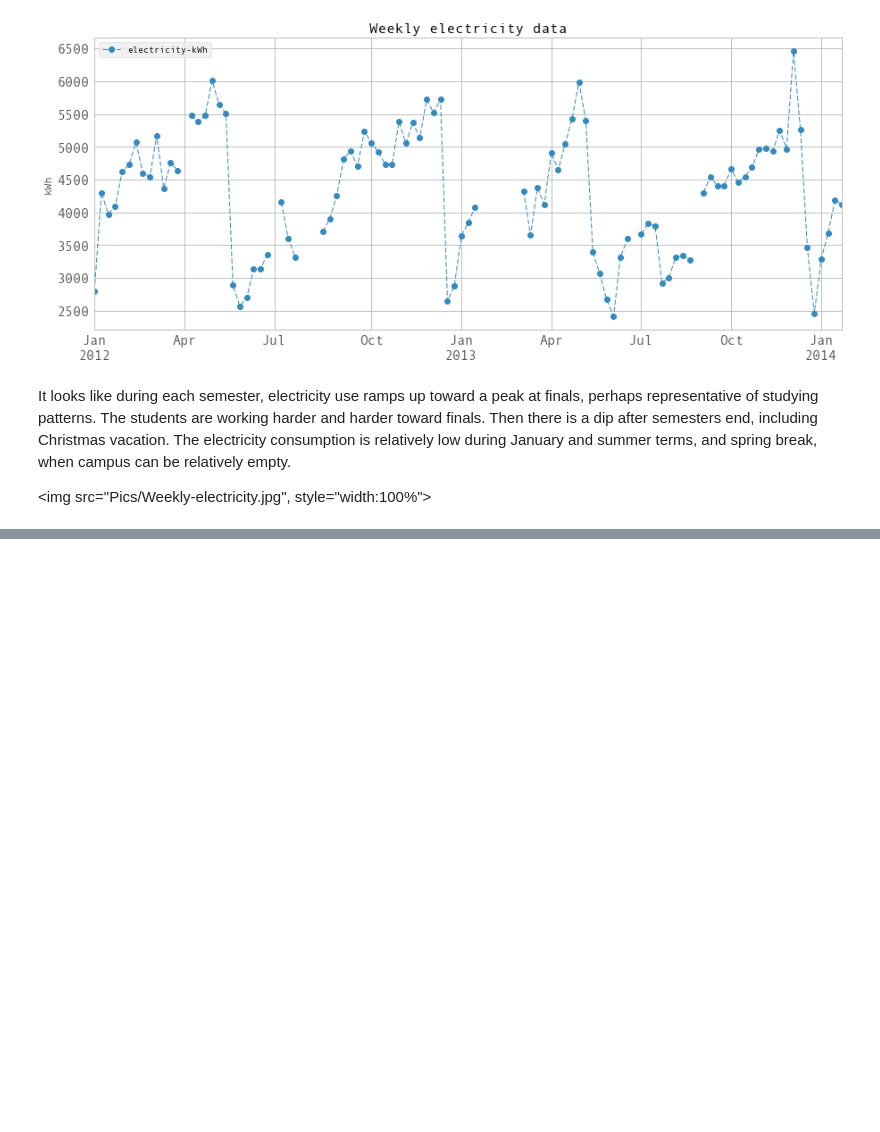
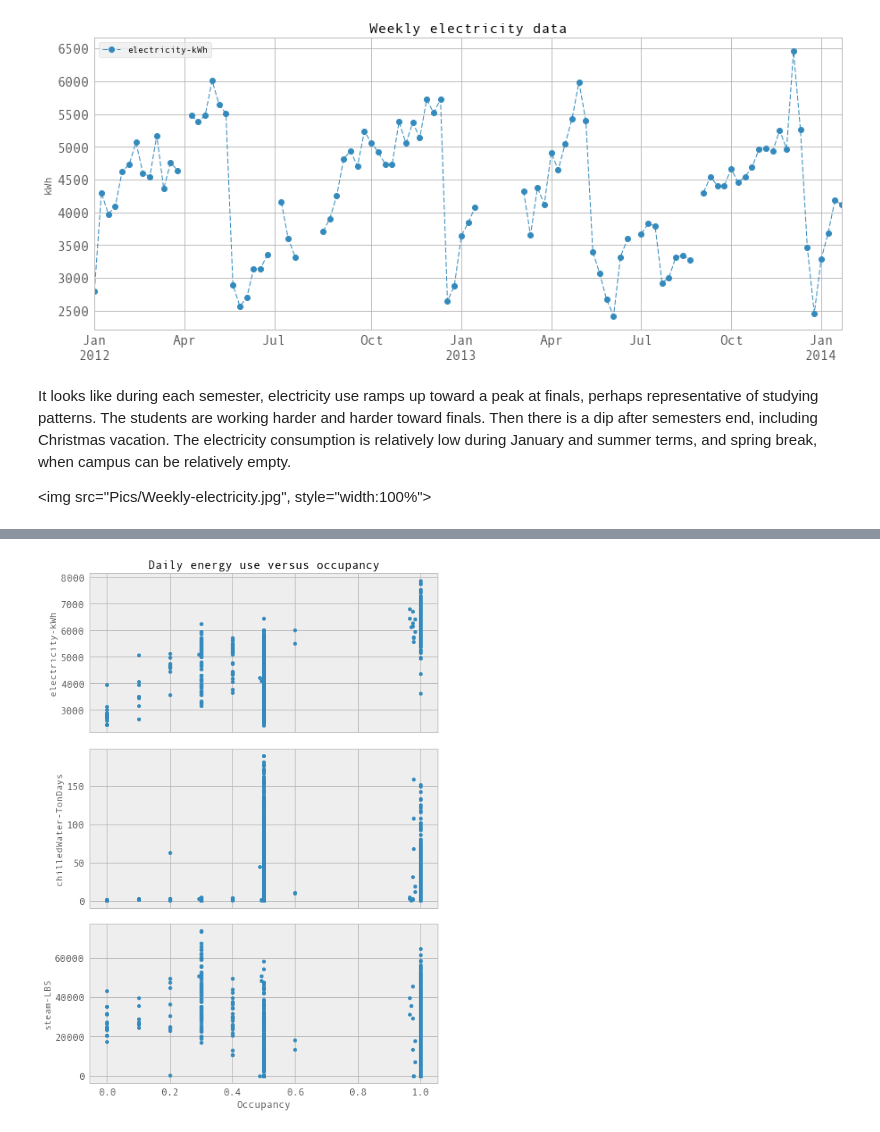
Before and after one commit to louisguitton/ifp-class-ml, a Jupyter notebook: afternoon/Building Energy Demand Prediction.ipynb, the cells around one changed output, grey strips where cells are left out. Saved outputs shown, nothing was run; the diff lists cells and outputs as text; code cells hidden in the pictures; blank space fills up the shorter version.

```diff
--- a/afternoon/Building Energy Demand Prediction.ipynb
+++ b/afternoon/Building Energy Demand Prediction.ipynb
@@ -84,0 +171,21 @@ It looks like during each semester, electricity use ramps up toward a peak at fi
+# %%
+fig, ax = plt.subplots(3, 1, sharex = 'col', figsize = (8, 12))
+fig.subplots_adjust(hspace = 0.1, wspace = 0.15)
+
+dailyElectricityWithFeatures.plot(kind = 'scatter', x = 'occupancy', y = 'electricity-kWh', ax = ax[0])
+dailyChilledWaterWithFeatures.plot(kind = 'scatter', x = 'occupancy', y = 'chilledWater-TonDays', ax = ax[1])
+dailySteamWithFeatures.plot(kind = 'scatter', x = 'occupancy', y = 'steam-LBS', ax = ax[2])
+
+for i in range(3):
+    ax[i].tick_params(which=u'major', reset=False, axis = 'y', labelsize = 13)
+    #ax[i,0].set_axis_bgcolor('w')
+
+
+ax[2].tick_params(which=u'major', reset=False, axis = 'x', labelsize = 13)
+
+ax[2].set_xlabel(r'Occupancy', fontsize = 13)
+ax[0].set_title('Daily energy use versus occupancy', fontsize = 15)
+
+plt.show()
+# %% [output]
+[figure, added]
```
Also changed, not shown: parts of 9 cells of this notebook.
